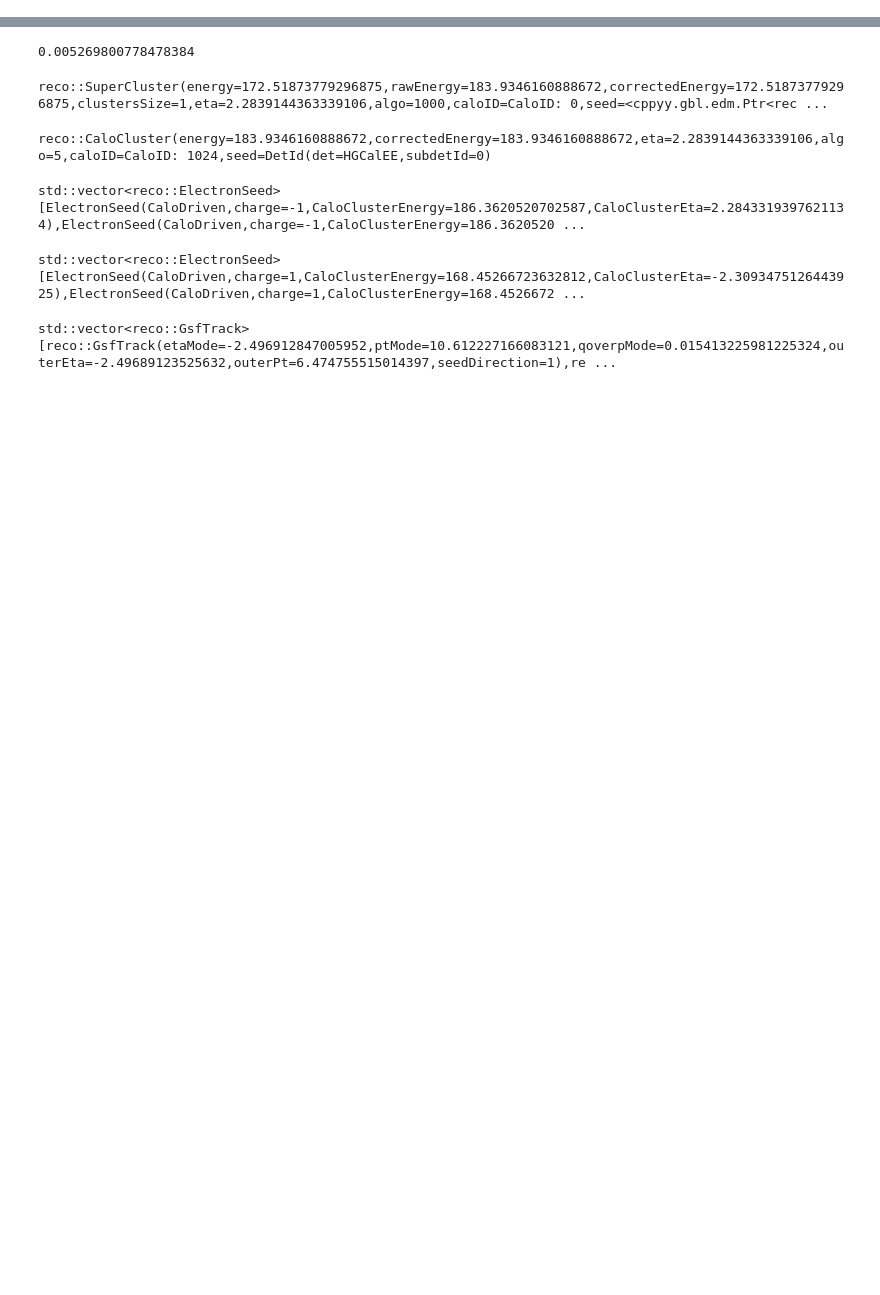
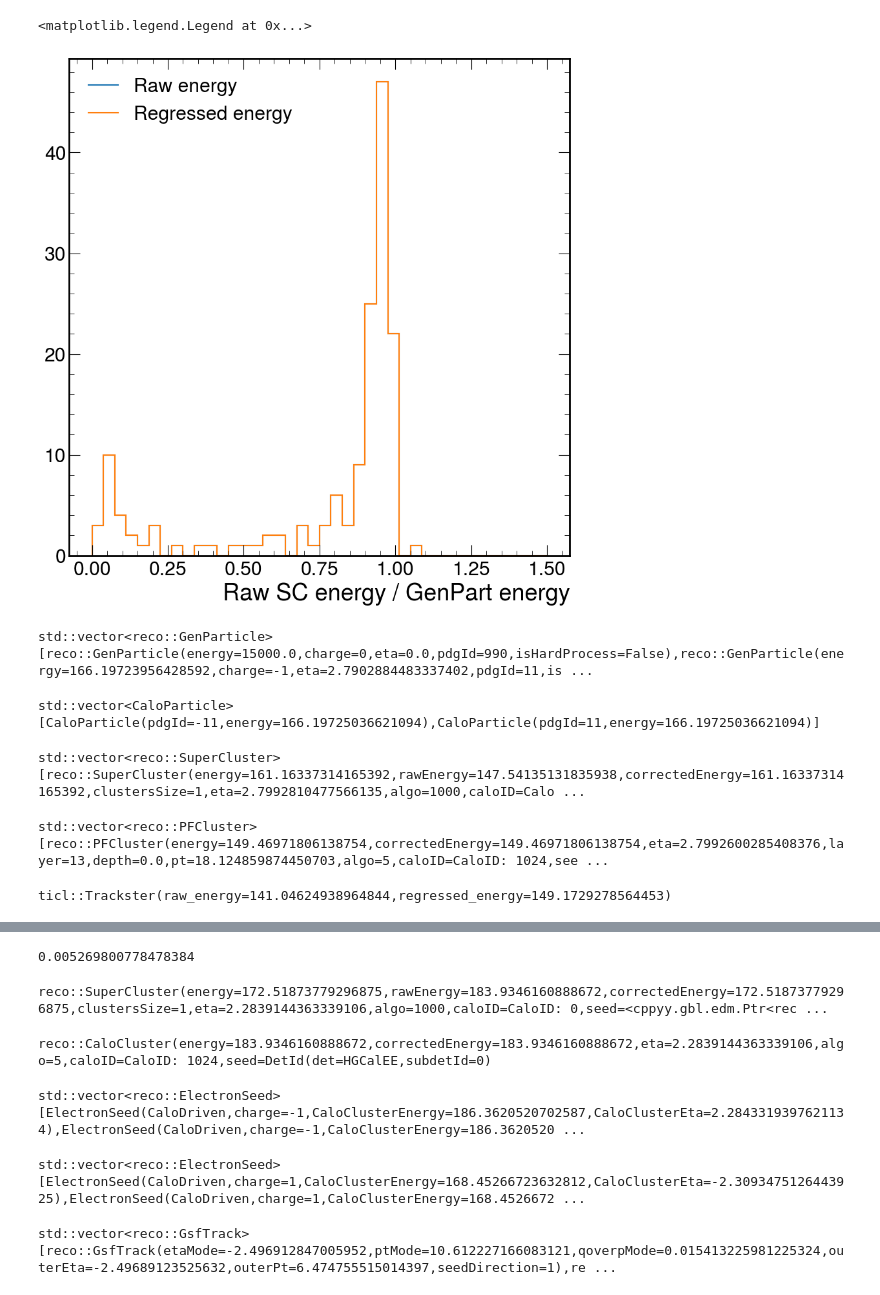
Before and after one commit to tcuisset/HgcalSuperclustering, a Jupyter notebook: analyzer/egamma/egammaChecks.ipynb, the cells around one changed output, grey strips where cells are left out. Drawn from its saved outputs; the diff is of its cells as text; code cells hidden in the pictures; blank space fills up the shorter version.

```diff
--- a/analyzer/egamma/egammaChecks.ipynb
+++ b/analyzer/egamma/egammaChecks.ipynb
@@ -39,0 +120,26 @@ Error in <TInterpreter::TCling::AutoLoad>: failure loading library libTrackingTo
+# %%
+hep.histplot([h_dnn_SC_rawOverTrue, h_dnn_SC_regressedOverTrue], yerr=False, label=["Raw energy", "Regressed energy"])
+plt.legend()
+# %% [output]
+<matplotlib.legend.Legend at 0x...>
+[figure, added]
+# %%
+evt_baseline.genParticles
+# %% [output]
+std::vector<reco::GenParticle>[reco::GenParticle(energy=15000.0,charge=0,eta=0.0,pdgId=990,isHardProcess=False),reco::GenParticle(energy=166.19723956428592,charge=-1,eta=2.7902884483337402,pdgId=11,is ...
+# %%
+evt_baseline.caloParticles
+# %% [output]
+std::vector<CaloParticle>[CaloParticle(pdgId=-11,energy=166.19725036621094),CaloParticle(pdgId=11,energy=166.19725036621094)]
+# %%
+evt_baseline.oldHgcalSuperclusters
+# %% [output]
+std::vector<reco::SuperCluster>[reco::SuperCluster(energy=161.16337314165392,rawEnergy=147.54135131835938,correctedEnergy=161.16337314165392,clustersSize=1,eta=2.7992810477566135,algo=1000,caloID=Calo ...
+# %%
+evt_baseline.hgcalPfClusters
+# %% [output]
+std::vector<reco::PFCluster>[reco::PFCluster(energy=149.46971806138754,correctedEnergy=149.46971806138754,eta=2.7992600285408376,layer=13,depth=0.0,pt=18.124859874450703,algo=5,caloID=CaloID: 1024,see ...
+# %%
+evt_baseline.trackstersCLUE3DEM[0]
+# %% [output]
+ticl::Trackster(raw_energy=141.04624938964844,regressed_energy=149.1729278564453)
```
Also changed, not shown: parts of 18 cells of this notebook, 2 other files.
